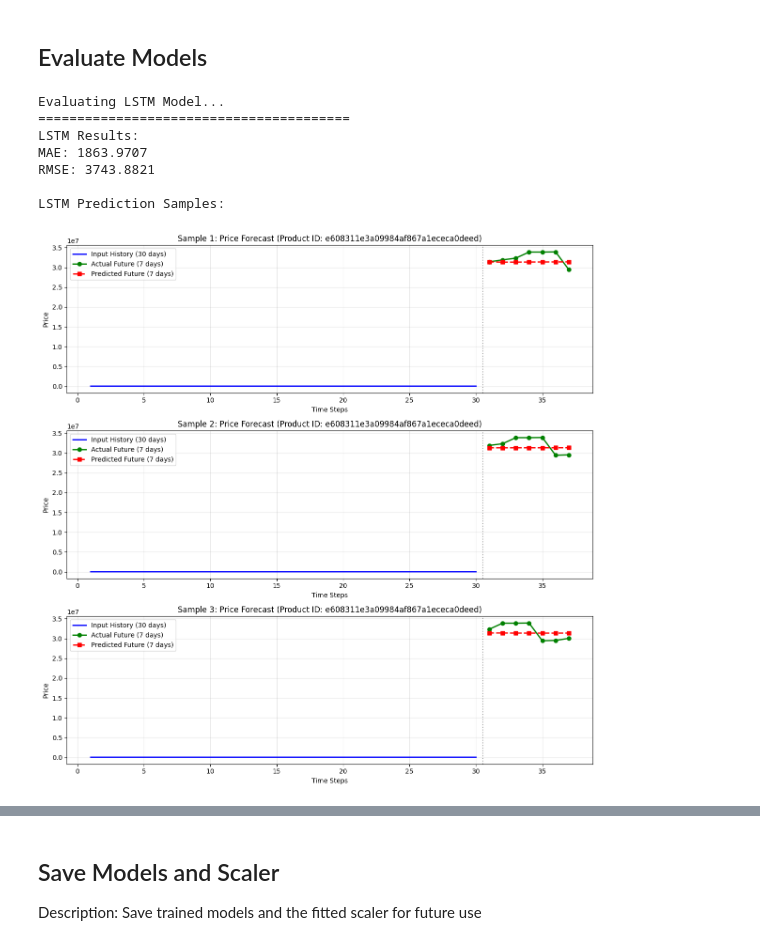
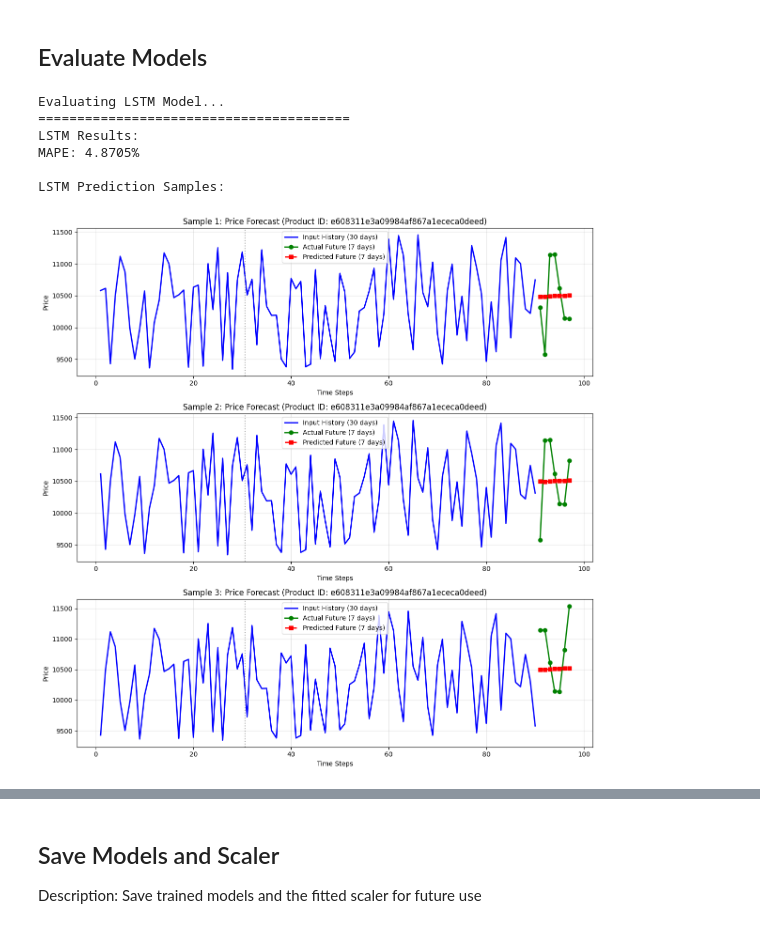
Before and after one commit to ProductPriceTrackerOrg/data-science, a Jupyter notebook: notebooks/price-forecasing/04_model_building_and_evaluation_2.ipynb, the cells around one changed output, grey strips where cells are left out. Cells and saved outputs as stored; diff of their text form; code cells hidden in the pictures.

```diff
--- a/notebooks/price-forecasing/04_model_building_and_evaluation_2.ipynb
+++ b/notebooks/price-forecasing/04_model_building_and_evaluation_2.ipynb
@@ -158,8 +158,8 @@ df['date'] = pd.to_datetime(df['date'])
 df = df.sort_values(['product_id', 'date'])
 
 # Parameters
-SEQUENCE_LENGTH = 30
-FORECAST_LENGTH = 7
+SEQUENCE_LENGTH = 90  # 3 months
+FORECAST_LENGTH = 7  # 7 days
 WINDOW_SIZE = SEQUENCE_LENGTH + FORECAST_LENGTH
 
 def create_sequences_with_per_product_scaling(data, sequence_length, forecast_length):
@@ -425,12 +446,14 @@ def evaluate_model(model, test_loader, scalers, product_indices_test):
     # Convert to numpy arrays
     predictions = np.array(predictions)
     actuals = np.array(actuals)
+    # print(f"Predictions shape: {predictions}, Actuals shape: {actuals}")
 
     # Calculate metrics
-    mae = mean_absolute_error(actuals.flatten(), predictions.flatten())
-    rmse = np.sqrt(mean_squared_error(actuals.flatten(), predictions.flatten()))
+    # Avoid division by zero for MAPE
+    actuals[actuals == 0] = 1e-9
+    mape = np.mean(np.abs((actuals - predictions) / actuals)) * 100
 
-    return mae, rmse, predictions, actuals
+    return mape, predictions, actuals
 # %%
 def plot_predictions(X_test_sample, y_test_actual, y_test_predicted, scalers, product_indices_test, num_samples=3):
     """Plot sample predictions vs actual values with proper input/output separation"""
@@ -445,12 +468,18 @@ def plot_predictions(X_test_sample, y_test_actual, y_test_predicted, scalers, pr
 
         # Inverse transform to original scale
         input_history = scaler.inverse_transform(X_test_sample[i].reshape(-1, 1)).flatten()
-        actual_future = scaler.inverse_transform(y_test_actual[i].reshape(-1, 1)).flatten()
-        predicted_future = scaler.inverse_transform(y_test_predicted[i].reshape(-1, 1)).flatten()
+        actual_future = y_test_actual[i].reshape(-1, 1).flatten()
+        predicted_future = y_test_predicted[i].reshape(-1, 1).flatten()
+        # print(f"Product ID: {product_id}")
+        # print(f"Input History: {input_history}")
+        # print(f"Actual Future y_test_actual: {y_test_actual[i].reshape(-1, 1)}")
+        # print(f"Predicted Future y_test_predicted: {y_test_predicted[i].reshape(-1, 1)}")
+        # print(f"Actual Future: {actual_future}")
+        # print(f"Predicted Future: {predicted_future}")
 
         # Create x-axis
-        historical_x = range(1, 31)  # 30 historical points
-        forecast_x = range(31, 38)   # 7 forecast points
+        historical_x = range(1, 91)  # 90 historical points
+        forecast_x = range(91, 98)   # 7 forecast points
 
         axes[i].plot(historical_x, input_history, 'b-', label='Input History (30 days)', linewidth=2)
         axes[i].plot(forecast_x, actual_future, 'g-', label='Actual Future (7 days)', linewidth=2, marker='o')
@@ -548,25 +577,24 @@ NameError: name 'transformer_loss_history' is not defined
 # %%
 print("Evaluating LSTM Model...")
 print("="*40)
 
-lstm_mae, lstm_rmse, lstm_pred, lstm_actual = evaluate_model(lstm_model, test_loader, scalers, product_indices_test)
+lstm_mape, lstm_pred, lstm_actual = evaluate_model(lstm_model, test_loader, scalers, product_indices_test)
 
 print(f"LSTM Results:")
-print(f"MAE: {lstm_mae:.4f}")
-print(f"RMSE: {lstm_rmse:.4f}")
+print(f"MAPE: {lstm_mape:.4f}%")
+
 
 # Plot LSTM predictions with proper input/output separation
 print("\nLSTM Prediction Samples:")
 plot_predictions(X_test, lstm_actual, lstm_pred, scalers, product_indices_test, num_samples=3)
 # %% [output]
 Evaluating LSTM Model...
 ========================================
 LSTM Results:
-MAE: 1863.9707
-RMSE: 3743.8821
+MAPE: 4.8705%
 
 LSTM Prediction Samples:
-[figure, old version]
+[figure, new version]
 # %%
 print("Evaluating Transformer Model...")
 print("="*40)
```
Also changed, not shown: parts of 11 cells of this notebook.
